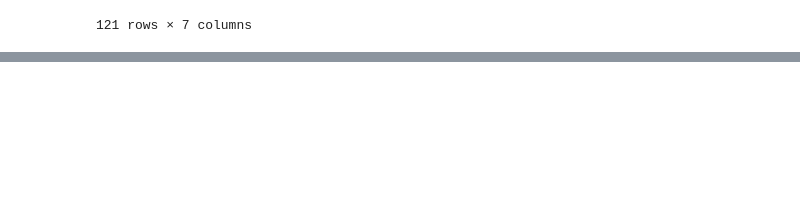
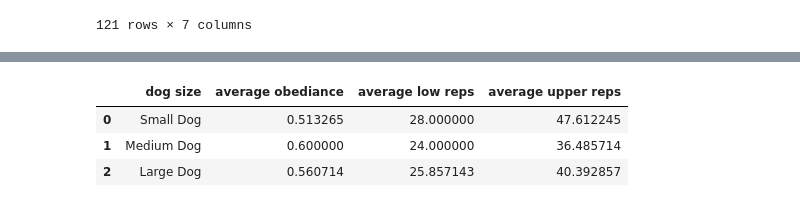
Before and after one commit to alissavokes/ETL-Dog-Intelligence, a Jupyter notebook: data_etl.ipynb, the cells around one changed output, grey strips where cells are left out. Drawn from its saved outputs; the diff is of its cells as text; code cells hidden in the pictures; blank space fills up the shorter version.

```diff
--- a/data_etl.ipynb
+++ b/data_etl.ipynb
@@ -417,3 +439,51 @@ pd.read_sql_query(top_large_dogs, con=engine)
+# %%
+# What is the average intelligence across all breeds based on dog weight?
+# Small dogs < 35 lbs
+# Medium breeds - between 35 and 65 lbs
+# Large dogs > 65 lbs
+
+avg_small_dog_int = ('SELECT AVG(obey) AS "average obediance", '
+                     'AVG(reps_lower) AS "average low reps", '
+                     'AVG(reps_upper) AS "average upper reps" '
+                     'FROM size_and_intelligence '
+                     'WHERE average_weight_lbs < 35')
+
+avg_medium_dog_int = ('SELECT AVG(obey) AS "average obediance", '
+                     'AVG(reps_lower) AS "average low reps", '
+                     'AVG(reps_upper) AS "average upper reps" '
+                    'FROM size_and_intelligence '
+                    'WHERE average_weight_lbs > 35 AND average_weight_lbs < 65')
+
+
+avg_large_dog_int = ('SELECT AVG(obey) AS "average obediance", '
+                     'AVG(reps_lower) AS "average low reps", '
+                     'AVG(reps_upper) AS "average upper reps" '
+                    'FROM size_and_intelligence '
+                    'WHERE average_weight_lbs > 65')
+
+#create data frames
+avg_small_dog_int_df = pd.read_sql_query(avg_small_dog_int, con=engine)
+avg_medium_dog_int_df = pd.read_sql_query(avg_medium_dog_int , con=engine)
+avg_large_dog_int_df =pd.read_sql_query(avg_large_dog_int , con=engine)
+
+#add dog size to data frame
+avg_small_dog_int_df['dog size'] = 'Small Dog'
+avg_medium_dog_int_df['dog size'] = 'Medium Dog'
+avg_large_dog_int_df['dog size'] = 'Large Dog'
+
+#merge dataframes
+dog_data = avg_small_dog_int_df.merge(avg_medium_dog_int_df, on=['dog size','average obediance', 'average low reps', 'average upper reps'], how='outer')
+avg_dog_data = dog_data.merge(avg_large_dog_int_df, on=['dog size','average obediance', 'average low reps', 'average upper reps'], how='outer')
+avg_dog_data
+
+#reorder
+avg_dog_data = avg_dog_data[['dog size','average obediance', 'average low reps', 'average upper reps']]
+avg_dog_data
+# %% [output]
+|  | dog size | average obediance | average low reps | average upper reps |
+| 0 | Small Dog | 0.513265 | 28.000000 | 47.612245 |
+| 1 | Medium Dog | 0.600000 | 24.000000 | 36.485714 |
+| 2 | Large Dog | 0.560714 | 25.857143 | 40.392857 |
 # %%
 #export dataset to html
 complete_dog_data.to_html("data.html", classes=["table", "table-bordered", "table-striped", "table-hover"], index=False)
```
Also changed, not shown: parts of 6 cells of this notebook.
